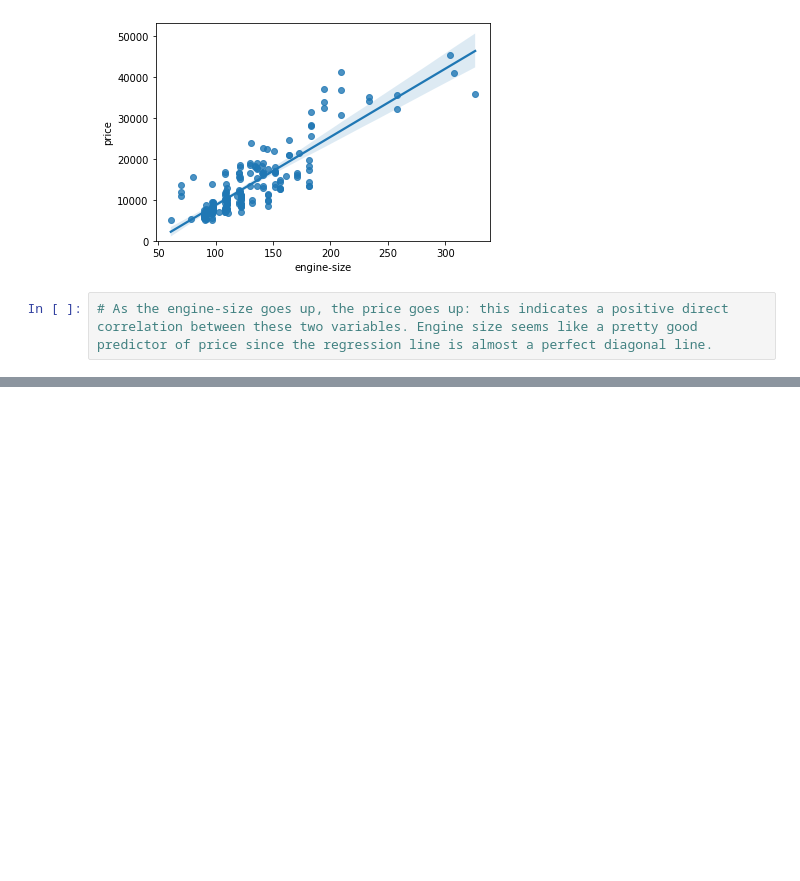
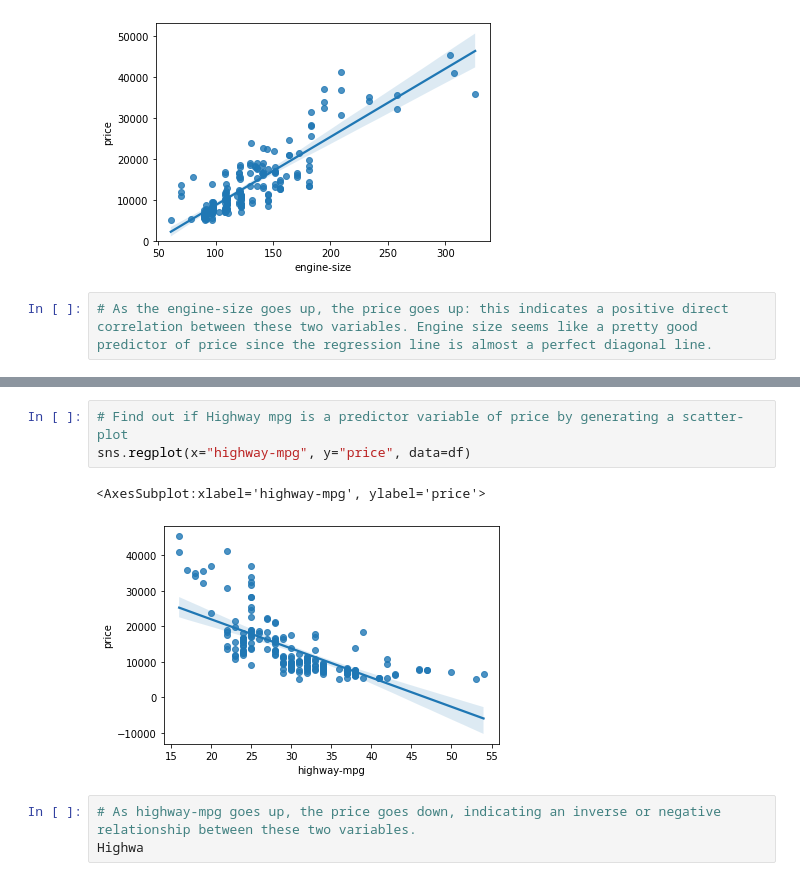
Before and after one commit to saimun4all/Exploratory-Data-Analysis, a Jupyter notebook: Exploratory_analysis_cars.ipynb, the cells around one changed output, grey strips where cells are left out. Saved outputs shown, nothing was run; the diff lists cells and outputs as text; blank space fills up the shorter version.

Commit message:
Find out if Highway mpg is a predictor variable of price by generating a scatter-plot

```diff
--- a/Exploratory_analysis_cars.ipynb
+++ b/Exploratory_analysis_cars.ipynb
@@ -87,0 +94,9 @@ plt.ylim(0,)
+# %%
+# Find out if Highway mpg is a predictor variable of price by generating a scatter-plot
+sns.regplot(x="highway-mpg", y="price", data=df)
+# %% [output]
+<AxesSubplot:xlabel='highway-mpg', ylabel='price'>
+[figure, added]
+# %%
+# As highway-mpg goes up, the price goes down, indicating an inverse or negative relationship between these two variables.
+Highwa
```
Also changed, not shown: parts of 1 cell of this notebook.
